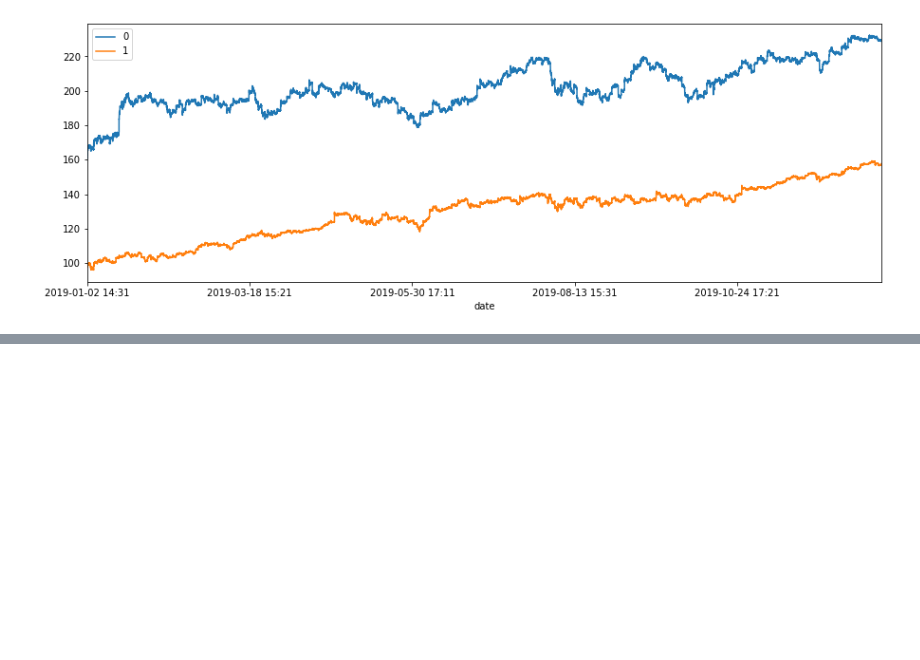
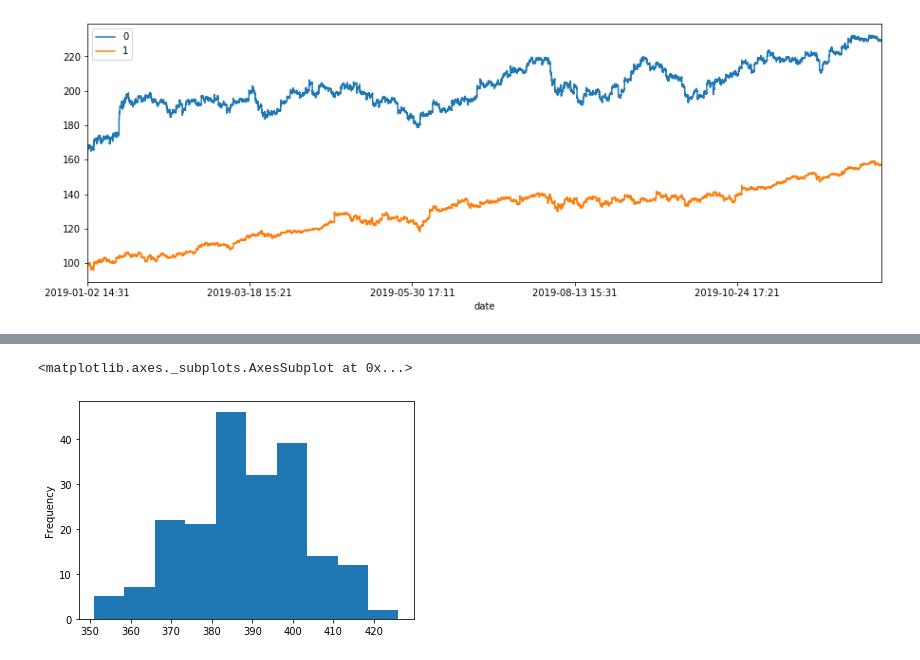
Before and after one commit to luisduque440/moneyManager, a Jupyter notebook: modeling/defining_a_target.ipynb, the cells around one changed output, grey strips where cells are left out. Cells and saved outputs as stored; diff of their text form; code cells hidden in the pictures; blank space fills up the shorter version.

```diff
--- a/modeling/defining_a_target.ipynb
+++ b/modeling/defining_a_target.ipynb
@@ -75,3 +100,8 @@ endStock1, endStock2, endStrategy = simulateMultipleStrategies(S1, S2, precision
+# %%
+pd.Series(movementsStrategy).plot.hist()
+# %% [output]
+<matplotlib.axes._subplots.AxesSubplot at 0x...>
+[figure, added]
 # %%
 dr=pd.DataFrame({'endStock1':endStock1, 'endStock2':endStock2, 'endStrategy':endStrategy})
 # %%
```
Also changed, not shown: parts of 10 cells of this notebook, 1 other file.
